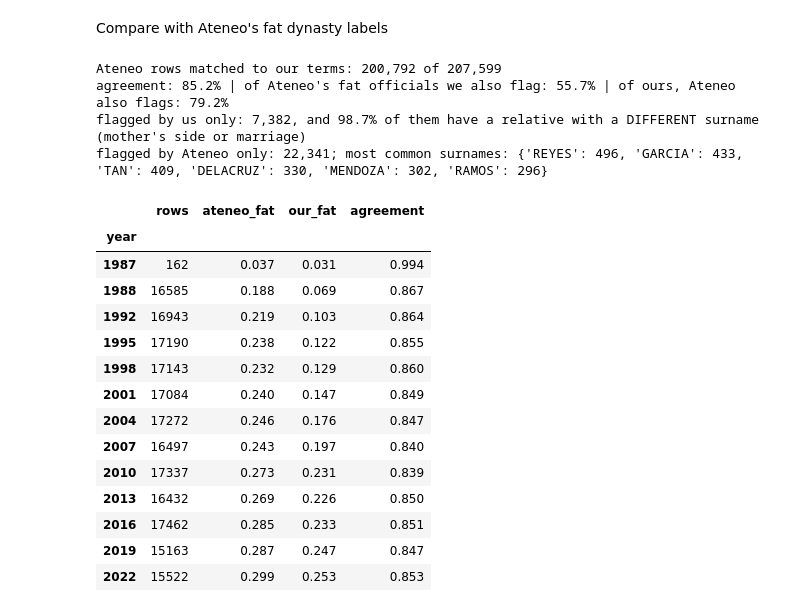
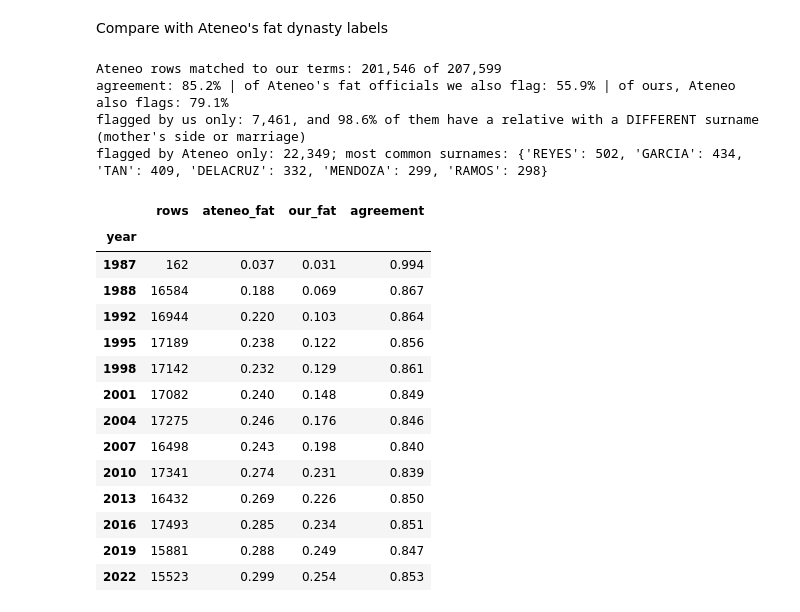
Before and after one commit to SrPenguin000/ph-political-dynasty-project, a Jupyter notebook: notebooks/03_kinship_engine.ipynb, the cells around one changed output. Cells and saved outputs as stored; diff of their text form; code cells hidden in the pictures.

Commit message:
Task 7: use cleaned Ateneo file from Task 6, link Ateneo people across province splits

```diff
--- a/notebooks/03_kinship_engine.ipynb
+++ b/notebooks/03_kinship_engine.ipynb
@@ -273,15 +258,16 @@ reg = pd.concat([
     r[["person_uid", "province_std", "last_key", "first_key", "suffix"]],
 ]).dropna(subset=["province_std", "last_key", "first_key"])
 reg_suffix = group_mode(reg, "person_uid", "suffix")
-reg = reg.drop(columns="suffix").drop_duplicates()
-reg = reg[reg.groupby(["province_std", "last_key", "first_key"])["person_uid"].transform("nunique") == 1]
-c = at.merge(reg, on=["province_std", "last_key", "first_key"])
+reg["province_group"] = reg["province_std"].replace(PROVINCE_GROUP)   # follow people across province splits (e.g. Biliran from Leyte, 1992)
+reg = reg.drop(columns=["suffix", "province_std"]).drop_duplicates()
+reg = reg[reg.groupby(["province_group", "last_key", "first_key"])["person_uid"].transform("nunique") == 1]
+c = at.merge(reg, on=["province_group", "last_key", "first_key"])
 c = c[[compatible(x, y) for x, y in zip(c["suffix"], c["person_uid"].map(reg_suffix))]]
 at["person_uid"] = at["at_row"].map(c.set_index("at_row")["person_uid"])
 at["link_method"] = None
 at.loc[at["person_uid"].notna(), "link_method"] = "name_province"
 todo = at["person_uid"].isna()
-ak = ["province_std", "last_key", "first_key", "suffix"]
+ak = ["province_group", "last_key", "first_key", "suffix"]
 gid = at[todo][ak].fillna("").groupby(ak).ngroup()
 at.loc[todo, "person_uid"] = "AT-" + gid.astype(str).str.zfill(6)
 at.loc[todo, "link_method"] = "new"
@@ -303,7 +289,7 @@ terms = pd.concat([
                   "province_std": r["province_std"], "town_std": r["town_std"], "place_label": r["place"],
                     "is_primary": r["start_year"].lt(2001) | r["start_year"].isna()}),
     pd.DataFrame({"person_uid": at["person_uid"], "source": "ateneo",
-                  "source_row_id": "AT-row-" + at["at_row"].astype(str),
+                        "source_row_id": at["ateneo_row_id"],
                   "year": at["year"], "position": at["position"], "province_std": at["province_std"],
                   "town_std": at["town_std"], "party": at["party"], "is_primary": True}),
 ], ignore_index=True)
@@ -787,51 +773,47 @@ fat_keys = set(zip(together["person_uid"], together["year"], together["province_
 held["our_fat"] = [k in fat_keys for k in zip(held["person_uid"], held["year"], held["province_std"])]
 
 # Match each Ateneo row to our term with the same year, position, province, last and first name (one-to-one only)
-a = ateneo.copy()
-a["province_std"] = a["province"].replace(ATENEO_PROVINCE_MAP)
-a["last_key"] = a["last_name"].map(fix_text).map(name_key, na_action="ignore")
-a["first_key"] = a["first_name"].map(fix_text).map(name_key, na_action="ignore")
-a["ateneo_fat"] = a["fat_dynasty_indicator"].eq("fat")
+a = ateneo.rename(columns={"is_fat_dynasty": "ateneo_fat"})
 held["last_key"] = held["person_uid"].map(info["last_key"])
 held["first_key"] = held["person_uid"].map(info["first_key"])
 k = ["year", "position", "province_std", "last_key", "first_key"]
 matched = held.drop_duplicates(k, keep=False).merge(a.drop_duplicates(k, keep=False)[k + ["ateneo_fat"]], on=k)
 
 agree = (matched["ateneo_fat"] == matched["our_fat"]).mean()
 both = (matched["ateneo_fat"] & matched["our_fat"]).sum()
 print(f"Ateneo rows matched to our terms: {len(matched):,} of {len(a):,}")
 print(f"agreement: {agree:.1%} | of Ateneo's fat officials we also flag: {both / matched['ateneo_fat'].sum():.1%} "
       f"| of ours, Ateneo also flags: {both / matched['our_fat'].sum():.1%}")
 
 # Why we disagree
 same_surname = together["person_uid"].map(info["last_key"]).to_numpy() == together["relative"].map(info["last_key"]).to_numpy()
 same_keys = set(zip(together.loc[same_surname, "person_uid"], together.loc[same_surname, "year"], together.loc[same_surname, "province_std"]))
 ours_only = matched[matched["our_fat"] & ~matched["ateneo_fat"]]
 diff_surname = 1 - pd.Series([k in same_keys for k in zip(ours_only["person_uid"], ours_only["year"], ours_only["province_std"])]).mean()
 print(f"flagged by us only: {len(ours_only):,}, and {diff_surname:.1%} of them have a relative with a DIFFERENT surname (mother's side or marriage)")
 ateneo_only = matched[matched["ateneo_fat"] & ~matched["our_fat"]]
 print(f"flagged by Ateneo only: {len(ateneo_only):,}; most common surnames:", ateneo_only["last_key"].value_counts().head(6).to_dict())
 
 matched.groupby("year").agg(rows=("our_fat", "size"), ateneo_fat=("ateneo_fat", "mean"),
                             our_fat=("our_fat", "mean")).assign(
     agreement=matched.groupby("year").apply(lambda d: (d["ateneo_fat"] == d["our_fat"]).mean())).round(3)
 # %% [output]
-Ateneo rows matched to our terms: 200,792 of 207,599
-agreement: 85.2% | of Ateneo's fat officials we also flag: 55.7% | of ours, Ateneo also flags: 79.2%
-flagged by us only: 7,382, and 98.7% of them have a relative with a DIFFERENT surname (mother's side or marriage)
-flagged by Ateneo only: 22,341; most common surnames: {'REYES': 496, 'GARCIA': 433, 'TAN': 409, 'DELACRUZ': 330, 'MENDOZA': 302, 'RAMOS': 296}
+Ateneo rows matched to our terms: 201,546 of 207,599
+agreement: 85.2% | of Ateneo's fat officials we also flag: 55.9% | of ours, Ateneo also flags: 79.1%
+flagged by us only: 7,461, and 98.6% of them have a relative with a DIFFERENT surname (mother's side or marriage)
+flagged by Ateneo only: 22,349; most common surnames: {'REYES': 502, 'GARCIA': 434, 'TAN': 409, 'DELACRUZ': 332, 'MENDOZA': 299, 'RAMOS': 298}
 |  | rows | ateneo_fat | our_fat | agreement |
 | year |  |  |  |  |
 | 1987 | 162 | 0.037 | 0.031 | 0.994 |
-| 1988 | 16585 | 0.188 | 0.069 | 0.867 |
-| 1992 | 16943 | 0.219 | 0.103 | 0.864 |
-| 1995 | 17190 | 0.238 | 0.122 | 0.855 |
-| 1998 | 17143 | 0.232 | 0.129 | 0.860 |
-| 2001 | 17084 | 0.240 | 0.147 | 0.849 |
-| 2004 | 17272 | 0.246 | 0.176 | 0.847 |
-| 2007 | 16497 | 0.243 | 0.197 | 0.840 |
-| 2010 | 17337 | 0.273 | 0.231 | 0.839 |
+| 1988 | 16584 | 0.188 | 0.069 | 0.867 |
+| 1992 | 16944 | 0.220 | 0.103 | 0.864 |
+| 1995 | 17189 | 0.238 | 0.122 | 0.856 |
+| 1998 | 17142 | 0.232 | 0.129 | 0.861 |
+| 2001 | 17082 | 0.240 | 0.148 | 0.849 |
+| 2004 | 17275 | 0.246 | 0.176 | 0.846 |
+| 2007 | 16498 | 0.243 | 0.198 | 0.840 |
+| 2010 | 17341 | 0.274 | 0.231 | 0.839 |
 | 2013 | 16432 | 0.269 | 0.226 | 0.850 |
-| 2016 | 17462 | 0.285 | 0.233 | 0.851 |
-| 2019 | 15163 | 0.287 | 0.247 | 0.847 |
-| 2022 | 15522 | 0.299 | 0.253 | 0.853 |
+| 2016 | 17493 | 0.285 | 0.234 | 0.851 |
+| 2019 | 15881 | 0.288 | 0.249 | 0.847 |
+| 2022 | 15523 | 0.299 | 0.254 | 0.853 |
```
Also changed, not shown: parts of 9 cells of this notebook, 1 other file.
